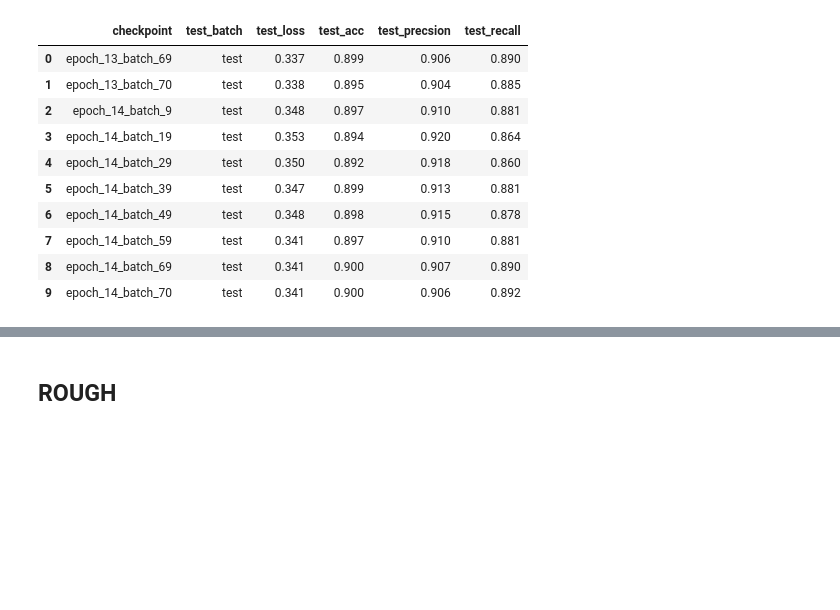
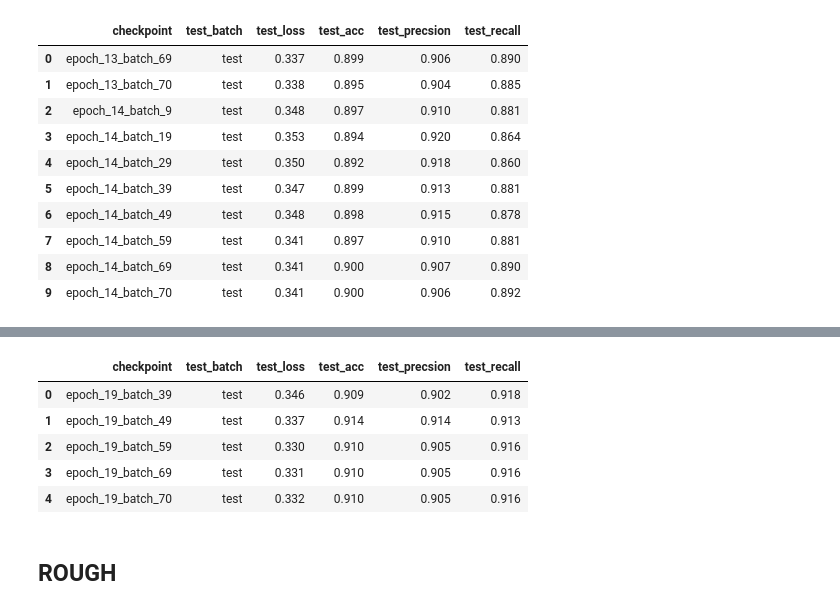
Before and after one commit to Sardhendu/PropertyClassification, a Jupyter notebook: Model_eval-Aerial_cropped.ipynb, the cells around one changed output, grey strips where cells are left out. Drawn from its saved outputs; the diff is of its cells as text; code cells hidden in the pictures; blank space fills up the shorter version.

```diff
--- a/Model_eval-Aerial_cropped.ipynb
+++ b/Model_eval-Aerial_cropped.ipynb
@@ -829,3 +947,16 @@ prediction_metrics
+# %%
+prediction_outcomes_path = os.path.join(pathDict['statistics_path'], 'prediction_stats', 'pred_outcomes.csv')
+prediction_metrics_path = os.path.join(pathDict['statistics_path'], 'prediction_stats', 'pred_metrics.csv')
+prediction_outcomes = pd.read_csv(prediction_outcomes_path)
+prediction_metrics = pd.read_csv(prediction_metrics_path)
+prediction_metrics
+# %% [output]
+|  | checkpoint | test_batch | test_loss | test_acc | test_precsion | test_recall |
+| 0 | epoch_19_batch_39 | test | 0.346 | 0.909 | 0.902 | 0.918 |
+| 1 | epoch_19_batch_49 | test | 0.337 | 0.914 | 0.914 | 0.913 |
+| 2 | epoch_19_batch_59 | test | 0.330 | 0.910 | 0.905 | 0.916 |
+| 3 | epoch_19_batch_69 | test | 0.331 | 0.910 | 0.905 | 0.916 |
+| 4 | epoch_19_batch_70 | test | 0.332 | 0.910 | 0.905 | 0.916 |
 # %% [markdown]
 ## ROUGH
 # %%
```
Also changed, not shown: parts of 10 cells of this notebook, 2 other files.
